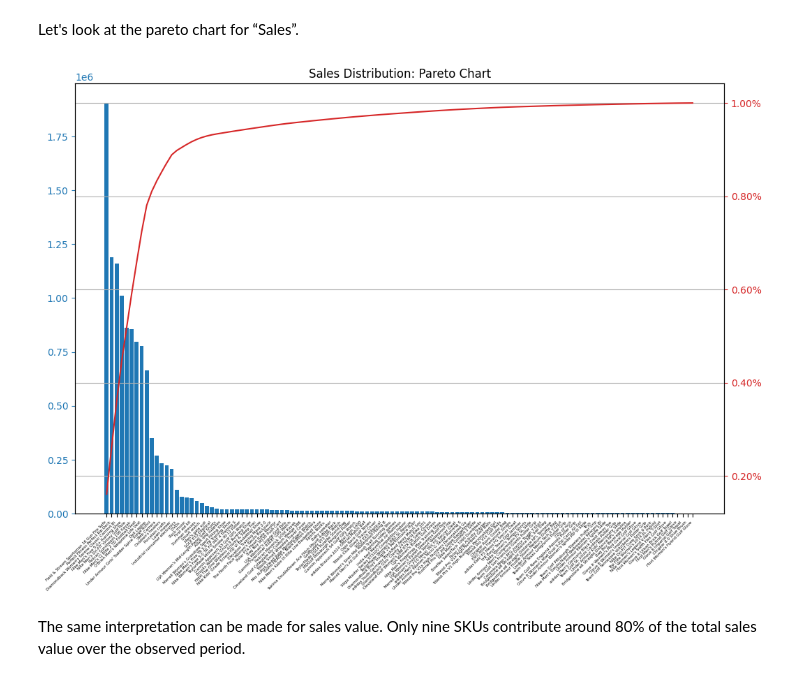
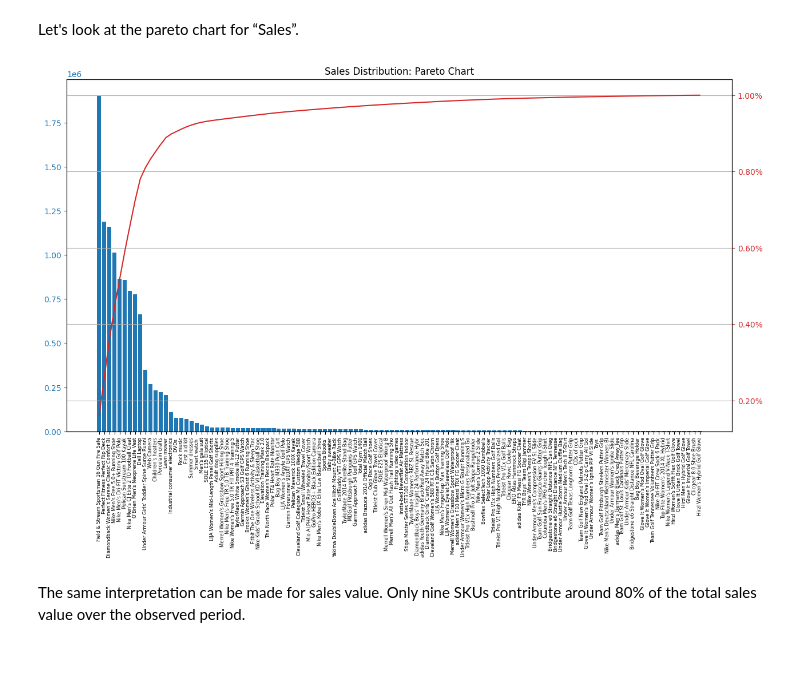
Before and after one commit to emirhansilsupur/supply-chain-analytics-forecasting, a Jupyter notebook: SC_Analytics_Forecasting.ipynb, the cells around one changed output. Saved outputs shown, nothing was run; the diff lists cells and outputs as text; code cells hidden in the pictures.

```diff
--- a/SC_Analytics_Forecasting.ipynb
+++ b/SC_Analytics_Forecasting.ipynb
@@ -17,7 +20,9 @@ warnings.filterwarnings("ignore")
 pd.set_option("display.max_rows", None)
 pd.set_option("display.max_columns", None)
 # %%
-df = pd.read_csv(filepath_or_buffer="data\DataCoSupplyChainDataset.csv",encoding="latin-1")
+df = pd.read_csv(
+    filepath_or_buffer="data\DataCoSupplyChainDataset.csv", encoding="latin-1"
+)
 # %%
 df.shape
 # %% [output]
@@ -161,6 +181,6 @@ According to the table;
 
 To maintain consistency, we can only consider **2017** for inventory management processes.
 # %%
-df_ = df[(df["Year"] == 2017)]
+df_ = df.query("Year == 2017")
 # %%
 market_sales_2017 = df_.groupby("Market")["Sales"].sum().sort_values(ascending=False)
@@ -673,8 +780,7 @@ clustering_features = [
     "Order Item Total",
     "Order Profit Per Order",
     "Product Price",
-    "order date (DateOrders)"
-
+    "order date (DateOrders)",
 ]
 
 df_clustering = df_[clustering_features]
@@ -755,28 +880,38 @@ df_cluster_sorted_order.head(9)
 # %% [markdown]
 Let's look at the pareto chart for “Sales”.
 # %%
-df_cluster_sorted_sales = df_clustering_agg.sort_values(by="Sales",ascending=False).reset_index(drop=True)
+df_cluster_sorted_sales = df_clustering_agg.sort_values(
+    by="Sales", ascending=False
+).reset_index(drop=True)
 # %%
-df_cluster_sorted_sales["cum_sales_perc"] = df_cluster_sorted_sales["Sales"].cumsum() / df_cluster_sorted_sales["Sales"].sum()
+df_cluster_sorted_sales["cum_sales_perc"] = (
+    df_cluster_sorted_sales["Sales"].cumsum() / df_cluster_sorted_sales["Sales"].sum()
+)
 
-fig, ax = plt.subplots(figsize=(12,8))
+fig, ax = plt.subplots(figsize=(15, 8))
 
-ax.bar(df_cluster_sorted_sales["Product Name"],df_cluster_sorted_sales["Sales"]);
-ax.set_xticklabels(df_cluster_sorted_sales["Product Name"], rotation=45, ha="right",fontsize=4)
+ax.bar(df_cluster_sorted_sales["Product Name"], df_cluster_sorted_sales["Sales"])
+ax.set_xticklabels(
+    df_cluster_sorted_sales["Product Name"], rotation=90, fontsize=6
+)
 ax.set_title("Sales Distribution: Pareto Chart")
 
 
 ax2 = ax.twinx()
-ax2.plot(df_cluster_sorted_sales["Product Name"], df_cluster_sorted_sales["cum_sales_perc"], color="tab:red")
+ax2.plot(
+    df_cluster_sorted_sales["Product Name"],
+    df_cluster_sorted_sales["cum_sales_perc"],
+    color="tab:red",
+)
 ax2.yaxis.set_major_formatter(PercentFormatter())
 ax2.grid(axis="y")
 ax2.set_axisbelow(True)
 ax.tick_params(axis="y", colors="tab:blue")
 ax2.tick_params(axis="y", colors="tab:red")
 
 plt.show()
 # %% [output]
-[figure, old version]
+[figure, new version]
 # %% [markdown]
 The same interpretation can be made for sales value. Only nine SKUs contribute around 80% of the total sales value over the observed period.
 # %%
```
Also changed, not shown: parts of 53 cells of this notebook.
